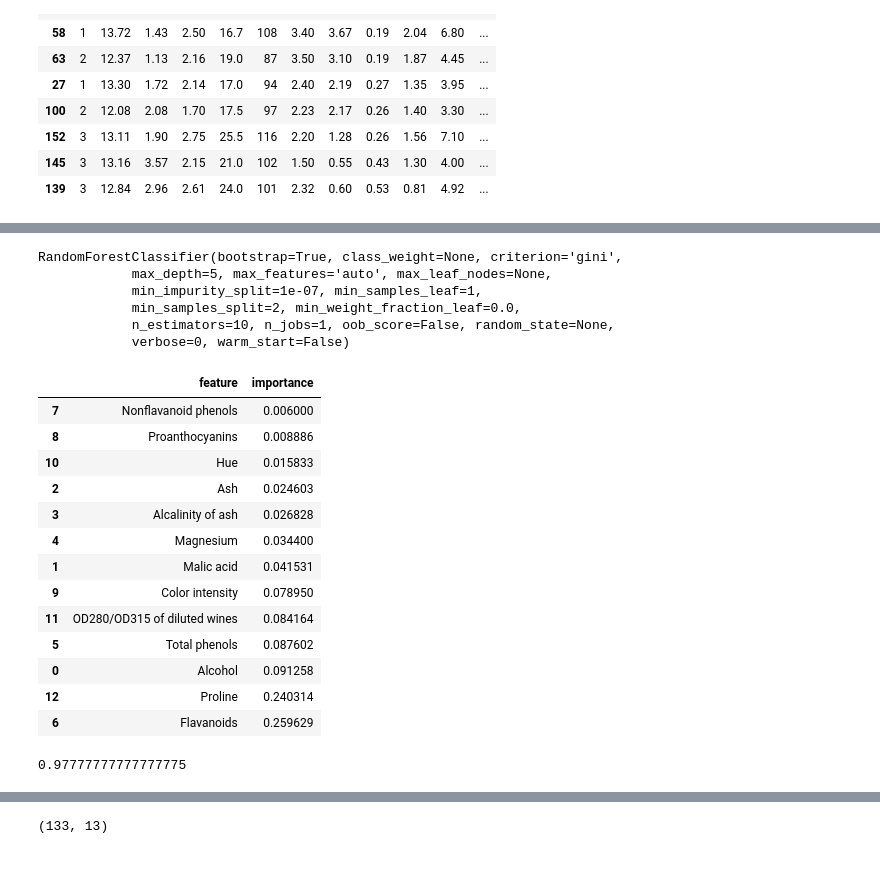
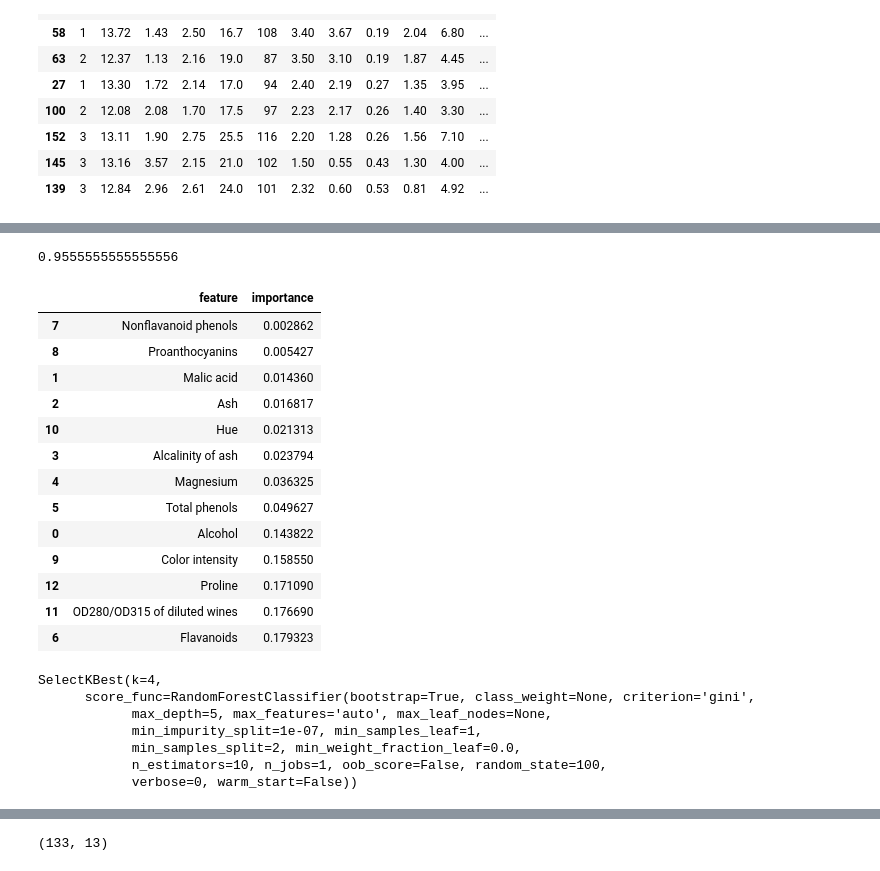
Before and after one commit to Einext/jupyter-notebooks, a Jupyter notebook: 07 PCA.ipynb, the cells around one changed output, grey strips where cells are left out. Cells and saved outputs as stored; diff of their text form; code cells hidden in the pictures.

```diff
--- a/07 PCA.ipynb
+++ b/07 PCA.ipynb
@@ -63,34 +64,37 @@ y = wine["Class"]
 # %%
 X_train, X_test, y_train, y_test = train_test_split(X.values, y.values)
 # %%
-forest = RandomForestClassifier(max_depth=5)
+forest = RandomForestClassifier(max_depth=5, random_state=100)
 forest.fit(X_train, y_train)
+forest.score(X_test, y_test)
 # %% [output]
-RandomForestClassifier(bootstrap=True, class_weight=None, criterion='gini',
-            max_depth=5, max_features='auto', max_leaf_nodes=None,
-            min_impurity_split=1e-07, min_samples_leaf=1,
-            min_samples_split=2, min_weight_fraction_leaf=0.0,
-            n_estimators=10, n_jobs=1, oob_score=False, random_state=None,
-            verbose=0, warm_start=False)
+0.9555555555555556
 # %%
-pd.DataFrame({"importance": forest.feature_importances_, "feature": X.columns}).sort_values("importance")
+pd.DataFrame({"importance": forest.feature_importances_,
+              "feature": X.columns}).sort_values("importance")
 # %% [output]
 |  | feature | importance |
-| 7 | Nonflavanoid phenols | 0.006000 |
-| 8 | Proanthocyanins | 0.008886 |
-| 10 | Hue | 0.015833 |
-| 2 | Ash | 0.024603 |
-| 3 | Alcalinity of ash | 0.026828 |
-| 4 | Magnesium | 0.034400 |
-| 1 | Malic acid | 0.041531 |
-| 9 | Color intensity | 0.078950 |
-| 11 | OD280/OD315 of diluted wines | 0.084164 |
-| 5 | Total phenols | 0.087602 |
-| 0 | Alcohol | 0.091258 |
-| 12 | Proline | 0.240314 |
-| 6 | Flavanoids | 0.259629 |
+| 7 | Nonflavanoid phenols | 0.002862 |
+| 8 | Proanthocyanins | 0.005427 |
+| 1 | Malic acid | 0.014360 |
+| 2 | Ash | 0.016817 |
+| 10 | Hue | 0.021313 |
+| 3 | Alcalinity of ash | 0.023794 |
+| 4 | Magnesium | 0.036325 |
+| 5 | Total phenols | 0.049627 |
+| 0 | Alcohol | 0.143822 |
+| 9 | Color intensity | 0.158550 |
+| 12 | Proline | 0.171090 |
+| 11 | OD280/OD315 of diluted wines | 0.176690 |
+| 6 | Flavanoids | 0.179323 |
-# %%
-forest.score(X_test, y_test)
-# %% [output]
-0.97777777777777775
+# %%
+SelectKBest(forest, 4)
+# %% [output]
+SelectKBest(k=4,
+      score_func=RandomForestClassifier(bootstrap=True, class_weight=None, criterion='gini',
+            max_depth=5, max_features='auto', max_leaf_nodes=None,
+            min_impurity_split=1e-07, min_samples_leaf=1,
+            min_samples_split=2, min_weight_fraction_leaf=0.0,
+            n_estimators=10, n_jobs=1, oob_score=False, random_state=100,
+            verbose=0, warm_start=False))
 # %%
```
Also changed, not shown: parts of 11 cells of this notebook.
